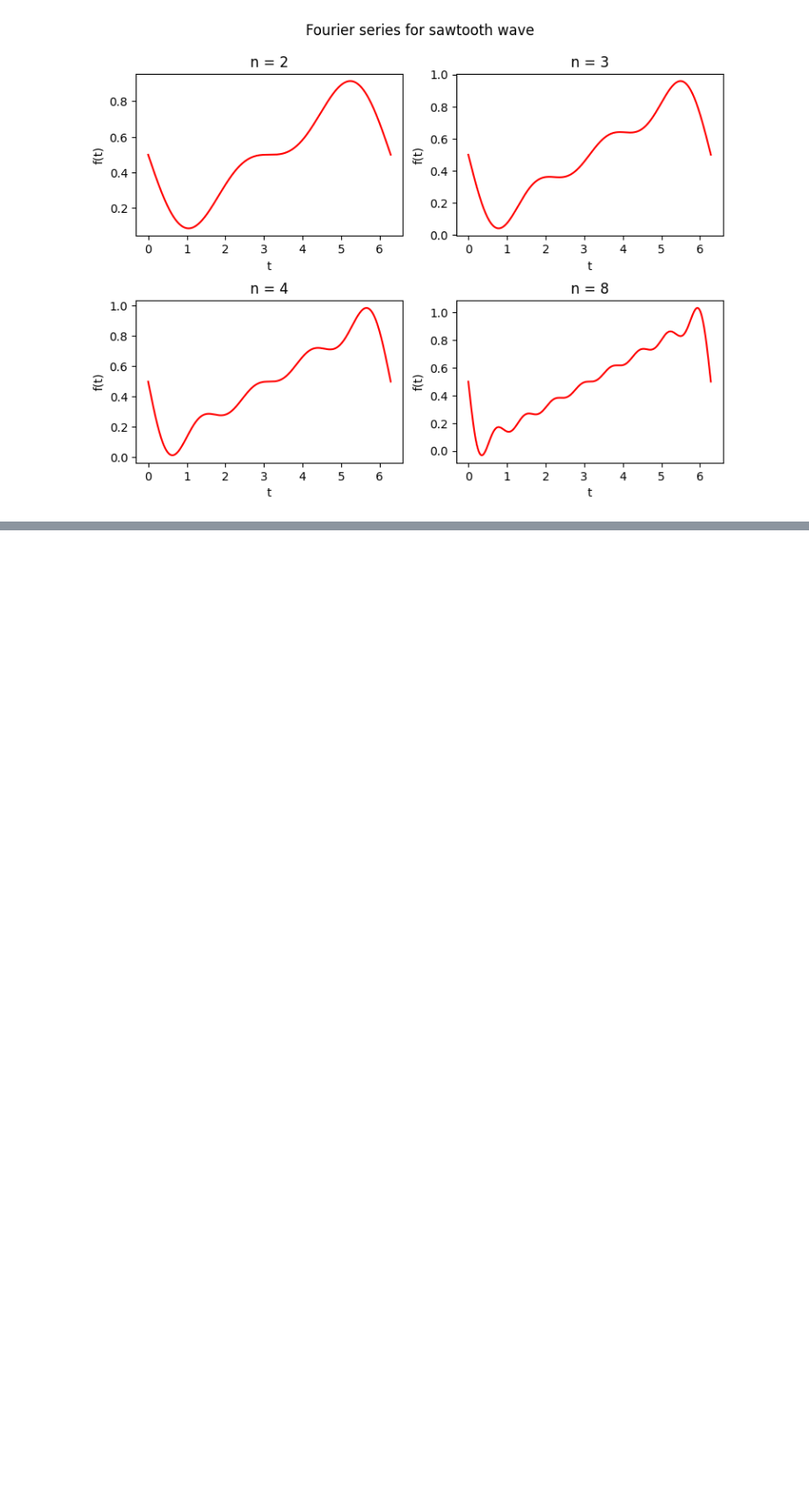
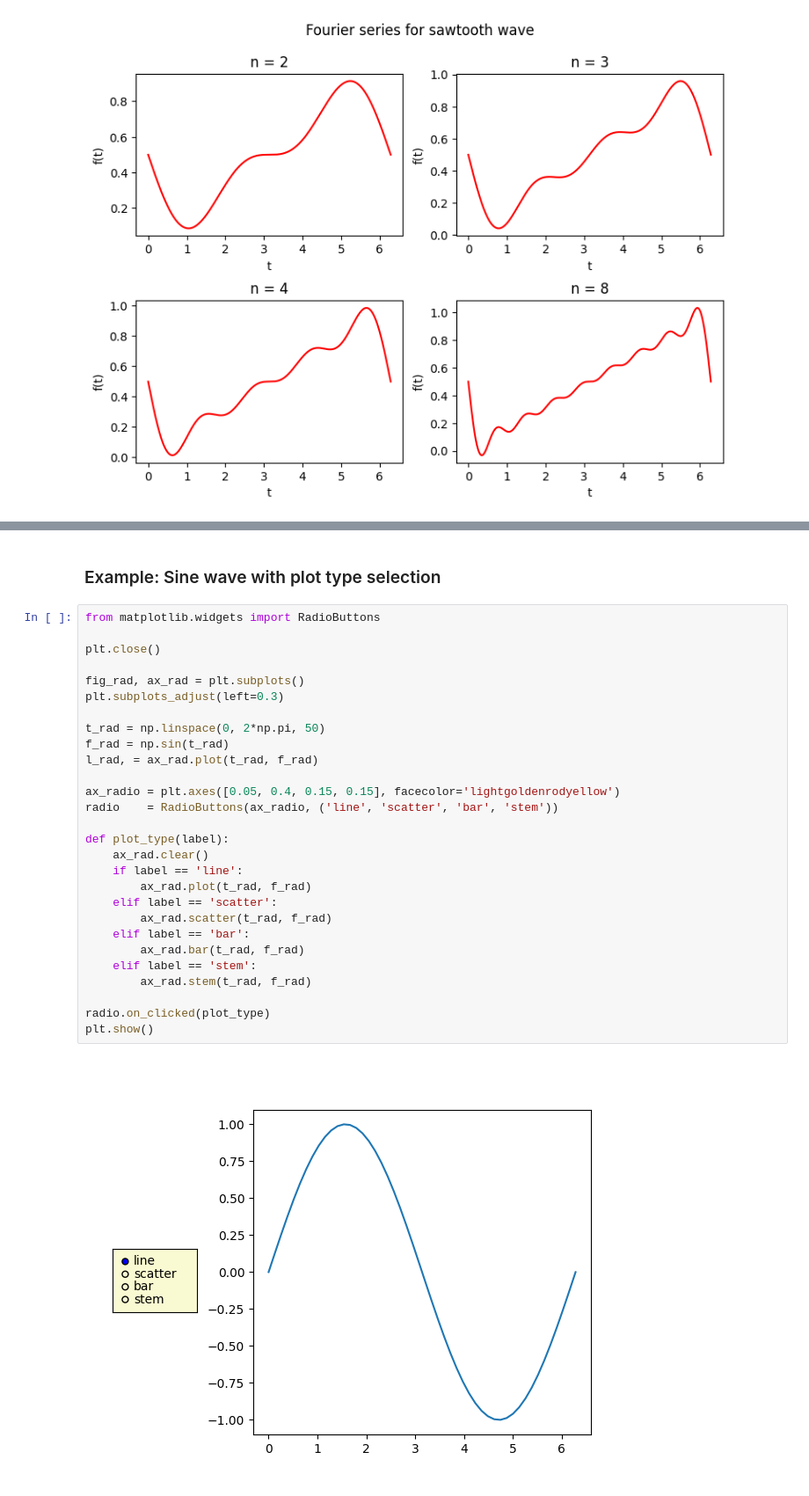
Before and after one commit to adeelahmadk/data-science-notes, a Jupyter notebook: 01d-matplotlib-vis.ipynb, the cells around one changed output, grey strips where cells are left out. Shown at 88% size. Cells and saved outputs as stored; diff of their text form; blank space fills up the shorter version.

```diff
--- a/01d-matplotlib-vis.ipynb
+++ b/01d-matplotlib-vis.ipynb
@@ -368,0 +434,32 @@ plt.show()
+# %% [markdown]
+### Example: Sine wave with plot type selection
+# %%
+from matplotlib.widgets import RadioButtons
+
+plt.close()
+
+fig_rad, ax_rad = plt.subplots()
+plt.subplots_adjust(left=0.3)
+
+t_rad = np.linspace(0, 2*np.pi, 50)
+f_rad = np.sin(t_rad)
+l_rad, = ax_rad.plot(t_rad, f_rad)
+
+ax_radio = plt.axes([0.05, 0.4, 0.15, 0.15], facecolor='lightgoldenrodyellow')
+radio    = RadioButtons(ax_radio, ('line', 'scatter', 'bar', 'stem'))
+
+def plot_type(label):
+    ax_rad.clear()
+    if label == 'line':
+        ax_rad.plot(t_rad, f_rad)
+    elif label == 'scatter':
+        ax_rad.scatter(t_rad, f_rad)
+    elif label == 'bar':
+        ax_rad.bar(t_rad, f_rad)
+    elif label == 'stem':
+        ax_rad.stem(t_rad, f_rad)
+
+radio.on_clicked(plot_type)
+plt.show()
+# %% [output]
+[figure, added]
```
Also changed, not shown: parts of 19 cells of this notebook, 1 other file.
